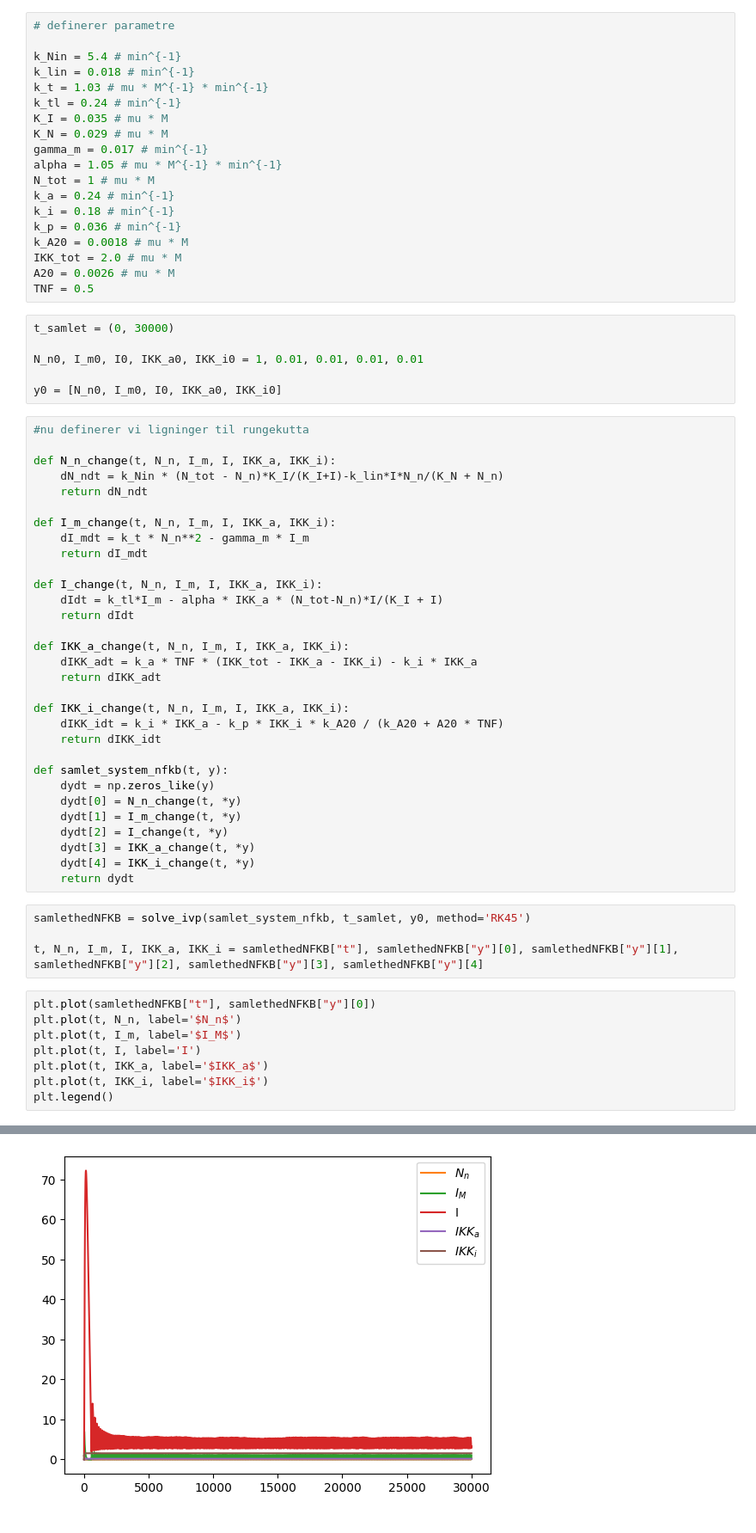
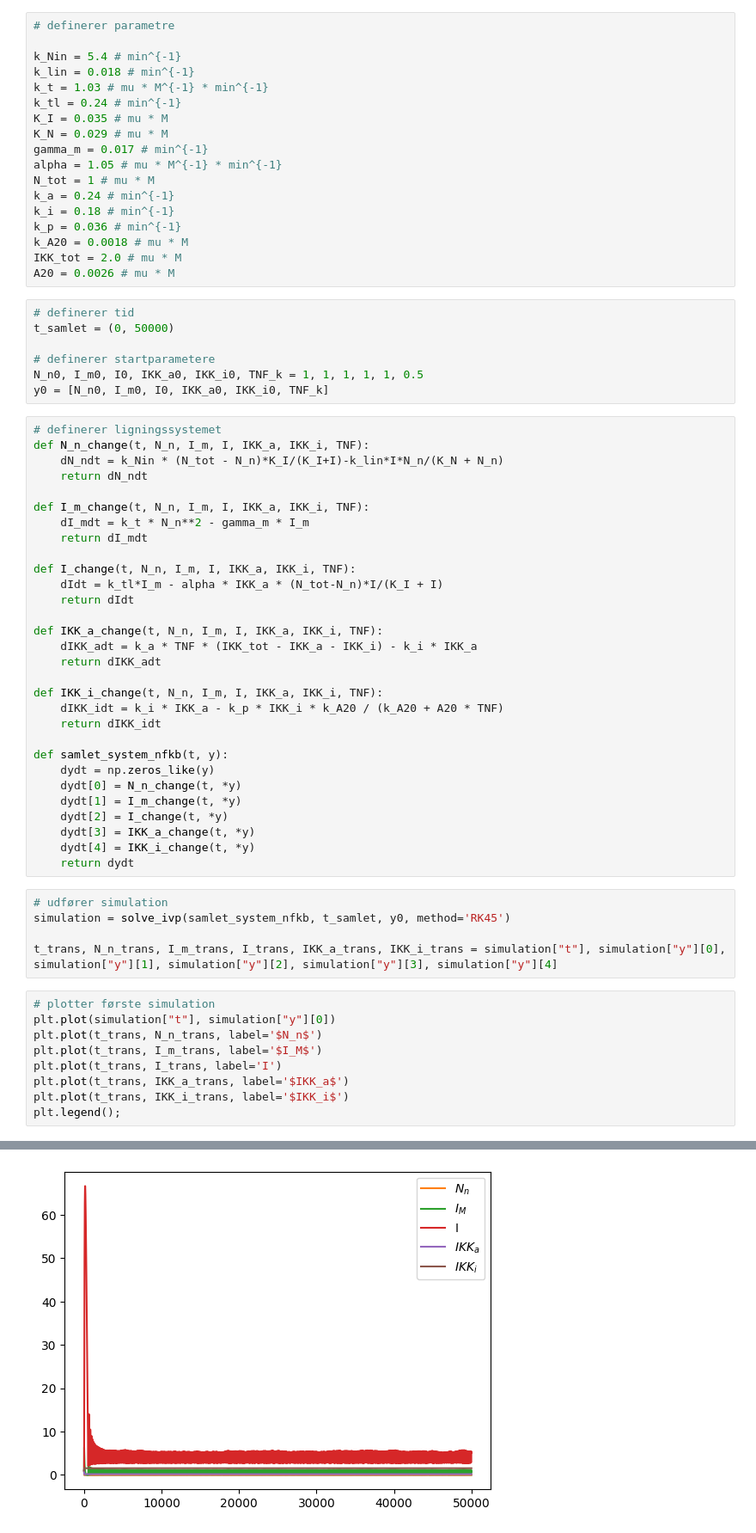
Before and after one commit to ErikBachRyhl/p53, a Jupyter notebook: nfkappab.ipynb, the cells around one changed output, grey strips where cells are left out. Shown at 86% size. Cells and saved outputs as stored; diff of their text form.

```diff
--- a/nfkappab.ipynb
+++ b/nfkappab.ipynb
@@ -20,33 +21,32 @@ k_p = 0.036 # min^{-1}
 k_A20 = 0.0018 # mu * M
 IKK_tot = 2.0 # mu * M
 A20 = 0.0026 # mu * M
-TNF = 0.5
 # %%
-t_samlet = (0, 30000)
+# definerer tid
+t_samlet = (0, 50000)
 
-N_n0, I_m0, I0, IKK_a0, IKK_i0 = 1, 0.01, 0.01, 0.01, 0.01
-
-y0 = [N_n0, I_m0, I0, IKK_a0, IKK_i0]
+# definerer startparametere
+N_n0, I_m0, I0, IKK_a0, IKK_i0, TNF_k = 1, 1, 1, 1, 1, 0.5
+y0 = [N_n0, I_m0, I0, IKK_a0, IKK_i0, TNF_k]
 # %%
-#nu definerer vi ligninger til rungekutta
-
-def N_n_change(t, N_n, I_m, I, IKK_a, IKK_i):
+# definerer ligningssystemet
+def N_n_change(t, N_n, I_m, I, IKK_a, IKK_i, TNF):
     dN_ndt = k_Nin * (N_tot - N_n)*K_I/(K_I+I)-k_lin*I*N_n/(K_N + N_n)
     return dN_ndt
 
-def I_m_change(t, N_n, I_m, I, IKK_a, IKK_i):
+def I_m_change(t, N_n, I_m, I, IKK_a, IKK_i, TNF):
     dI_mdt = k_t * N_n**2 - gamma_m * I_m
     return dI_mdt
 
-def I_change(t, N_n, I_m, I, IKK_a, IKK_i):
+def I_change(t, N_n, I_m, I, IKK_a, IKK_i, TNF):
     dIdt = k_tl*I_m - alpha * IKK_a * (N_tot-N_n)*I/(K_I + I)
     return dIdt
 
-def IKK_a_change(t, N_n, I_m, I, IKK_a, IKK_i):
+def IKK_a_change(t, N_n, I_m, I, IKK_a, IKK_i, TNF):
     dIKK_adt = k_a * TNF * (IKK_tot - IKK_a - IKK_i) - k_i * IKK_a
     return dIKK_adt
 
-def IKK_i_change(t, N_n, I_m, I, IKK_a, IKK_i):
+def IKK_i_change(t, N_n, I_m, I, IKK_a, IKK_i, TNF):
     dIKK_idt = k_i * IKK_a - k_p * IKK_i * k_A20 / (k_A20 + A20 * TNF)
     return dIKK_idt
 
@@ -59,15 +59,17 @@ def samlet_system_nfkb(t, y):
     dydt[4] = IKK_i_change(t, *y)
     return dydt
 # %%
-samlethedNFKB = solve_ivp(samlet_system_nfkb, t_samlet, y0, method='RK45')
+# udfører simulation
+simulation = solve_ivp(samlet_system_nfkb, t_samlet, y0, method='RK45')
 
-t, N_n, I_m, I, IKK_a, IKK_i = samlethedNFKB["t"], samlethedNFKB["y"][0], samlethedNFKB["y"][1], samlethedNFKB["y"][2], samlethedNFKB["y"][3], samlethedNFKB["y"][4]
+t_trans, N_n_trans, I_m_trans, I_trans, IKK_a_trans, IKK_i_trans = simulation["t"], simulation["y"][0], simulation["y"][1], simulation["y"][2], simulation["y"][3], simulation["y"][4]
 # %%
-plt.plot(samlethedNFKB["t"], samlethedNFKB["y"][0])
-plt.plot(t, N_n, label='$N_n$')
-plt.plot(t, I_m, label='$I_M$')
-plt.plot(t, I, label='I')
-plt.plot(t, IKK_a, label='$IKK_a$')
-plt.plot(t, IKK_i, label='$IKK_i$')
-plt.legend()
+# plotter første simulation
+plt.plot(simulation["t"], simulation["y"][0])
+plt.plot(t_trans, N_n_trans, label='$N_n$')
+plt.plot(t_trans, I_m_trans, label='$I_M$')
+plt.plot(t_trans, I_trans, label='I')
+plt.plot(t_trans, IKK_a_trans, label='$IKK_a$')
+plt.plot(t_trans, IKK_i_trans, label='$IKK_i$')
+plt.legend();
 # %% [output]
@@ -75 +76 @@ plt.legend()
-[figure, old version]
+[figure, new version]
```
Also changed, not shown: parts of 8 cells of this notebook, 2 other files.
